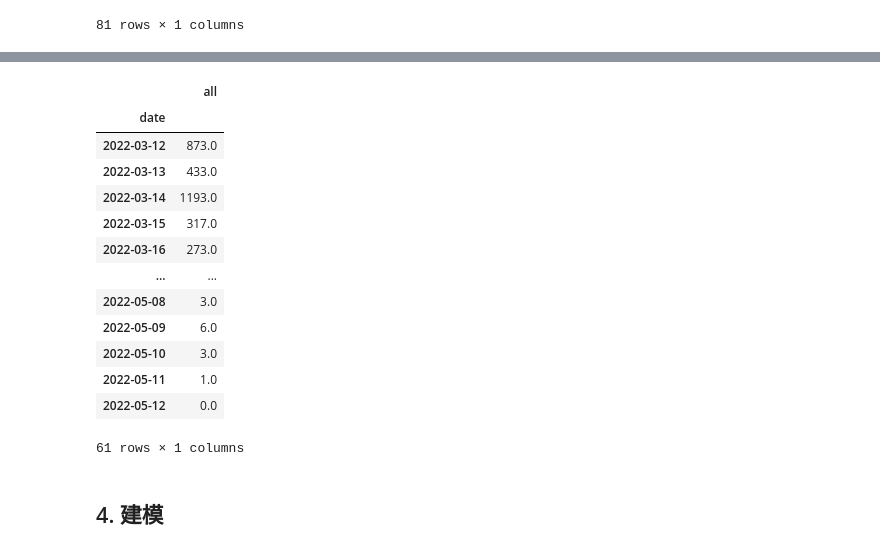
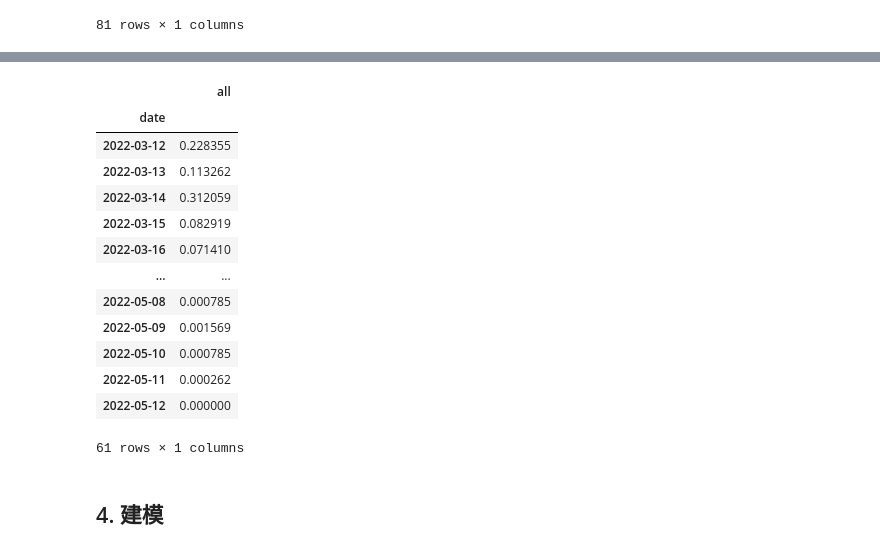
Before and after one commit to youareeverysingleday/HuaweiCupCompetition2022, a Jupyter notebook: FQuestion.ipynb, the cells around one changed output, grey strips where cells are left out. Cells and saved outputs as stored; diff of their text form; code cells hidden in the pictures.

```diff
--- a/FQuestion.ipynb
+++ b/FQuestion.ipynb
@@ -1152,28 +1147,29 @@ y_data_2 = y_data_2.drop('2022-03-31', axis=0)
 # %%
 # 把感人人数相加之后综合成一列数据
 
 # nalip_all_number
 # nai_all_number
 
 y_data = nai_all_number.set_index('date').add(nalip_all_number.set_index('date'), fill_value=0).reset_index()
 y_data.set_index('date', inplace=True)
 y_data = y_data['2022-03-12':'2022-05-12']
 y_data = y_data.drop('2022-03-31', axis=0)
+y_data[['all']] = y_data[['all']].apply(max_min_scaler)
 y_data
 # %% [output]
 |  | all |
 | date |  |
-| 2022-03-12 | 873.0 |
-| 2022-03-13 | 433.0 |
-| 2022-03-14 | 1193.0 |
-| 2022-03-15 | 317.0 |
-| 2022-03-16 | 273.0 |
+| 2022-03-12 | 0.228355 |
+| 2022-03-13 | 0.113262 |
+| 2022-03-14 | 0.312059 |
+| 2022-03-15 | 0.082919 |
+| 2022-03-16 | 0.071410 |
 | ... | ... |
-| 2022-05-08 | 3.0 |
-| 2022-05-09 | 6.0 |
-| 2022-05-10 | 3.0 |
-| 2022-05-11 | 1.0 |
-| 2022-05-12 | 0.0 |
+| 2022-05-08 | 0.000785 |
+| 2022-05-09 | 0.001569 |
+| 2022-05-10 | 0.000785 |
+| 2022-05-11 | 0.000262 |
+| 2022-05-12 | 0.000000 |
 61 rows × 1 columns
 # %%
 x_data.to_csv('./data/x_data.csv')
```
Also changed, not shown: parts of 22 cells of this notebook, 34 other files.
